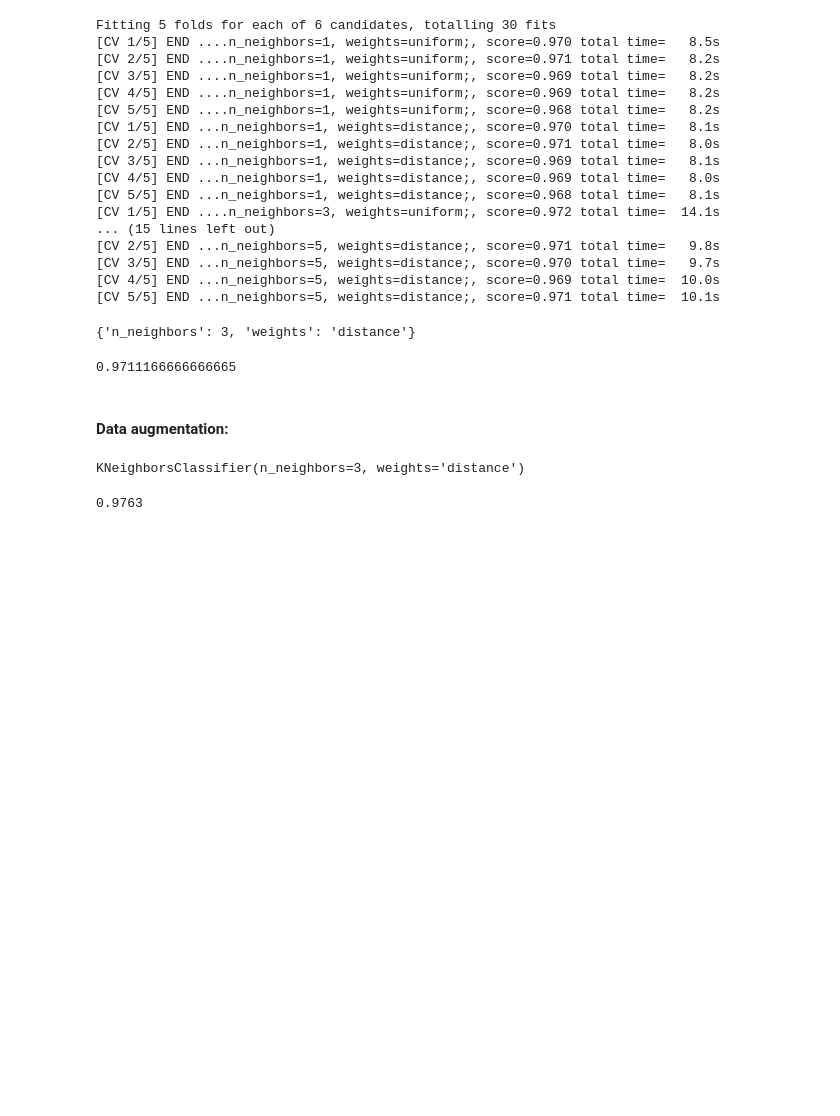
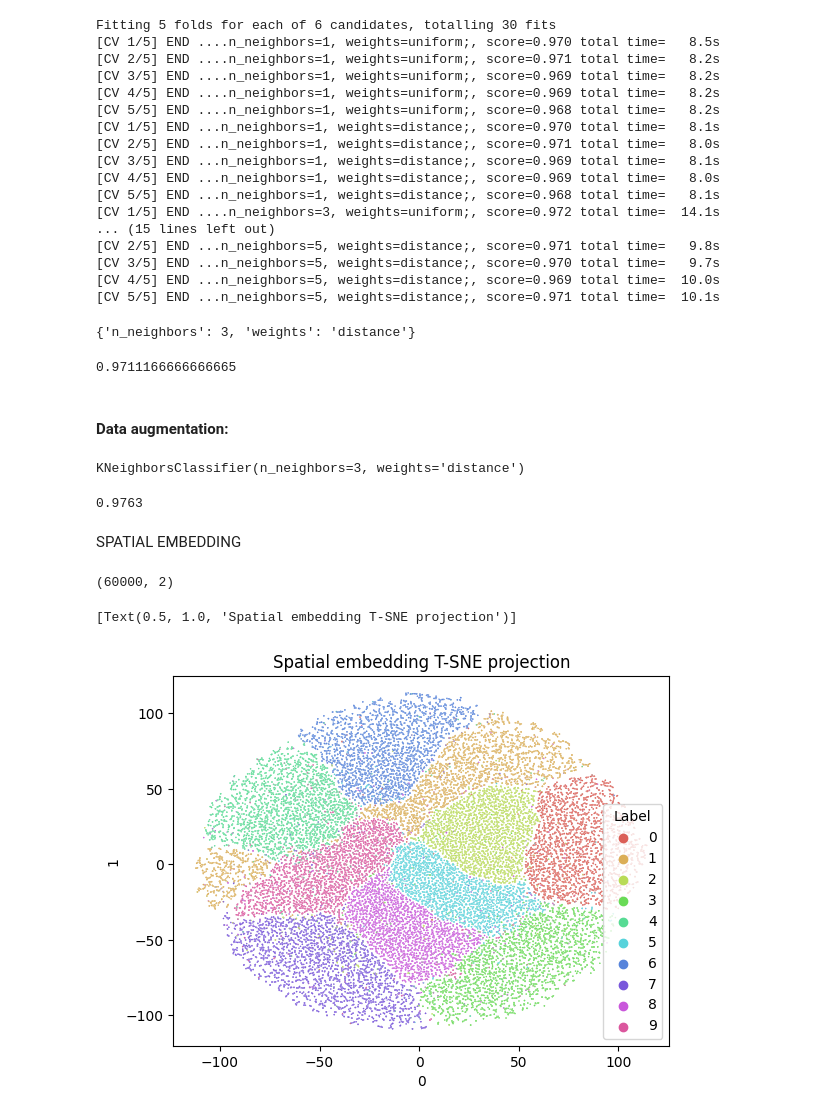
Before and after one commit to Bartlomiej-Kachniarz/Portfolio, a Jupyter notebook: machine_learning/mnist/mnist_digits.ipynb, the cells around one changed output. Cells and saved outputs as stored; diff of their text form; code cells hidden in the pictures; blank space fills up the shorter version.

```diff
--- a/machine_learning/mnist/mnist_digits.ipynb
+++ b/machine_learning/mnist/mnist_digits.ipynb
@@ -269,3 +269,23 @@ new_predictions = new_knc.predict(mnist_test_images)
 accuracy_score(mnist_test_labels, new_predictions)
 # %% [output]
 0.9763
+# %% [markdown]
+SPATIAL EMBEDDING
+# %%
+from sklearn.manifold import TSNE
+
+mnist_train_images_embedded = TSNE(n_components=2, learning_rate='auto',
+                   init='random', perplexity=3, random_state=42).fit_transform(mnist_train_images)
+mnist_train_images_embedded.shape
+# %% [output]
+(60000, 2)
+# %%
+mnist_df = pd.DataFrame(mnist_train_images_embedded)
+mnist_df["Label"] = mnist_train_labels
+# %%
+import seaborn as sns
+sns.scatterplot(x=mnist_df[0], y=mnist_df[1], hue=mnist_df["Label"],
+                palette=sns.color_palette("hls", 10), s=1).set(title="Spatial embedding T-SNE projection")
+# %% [output]
+[Text(0.5, 1.0, 'Spatial embedding T-SNE projection')]
+[figure, added]
```
Also changed, not shown: 4 other files.
